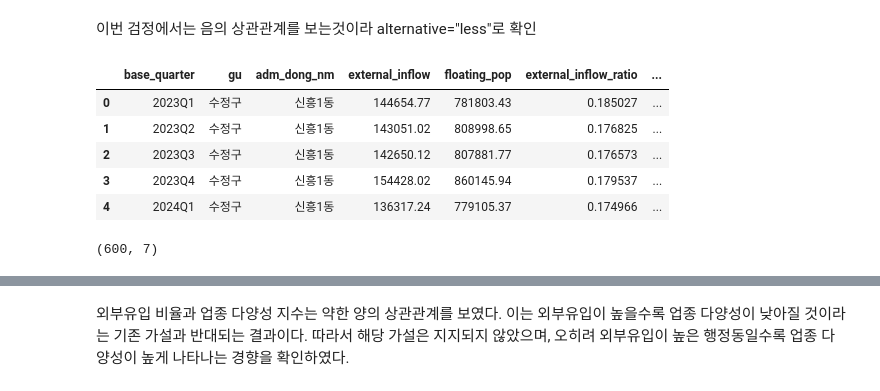
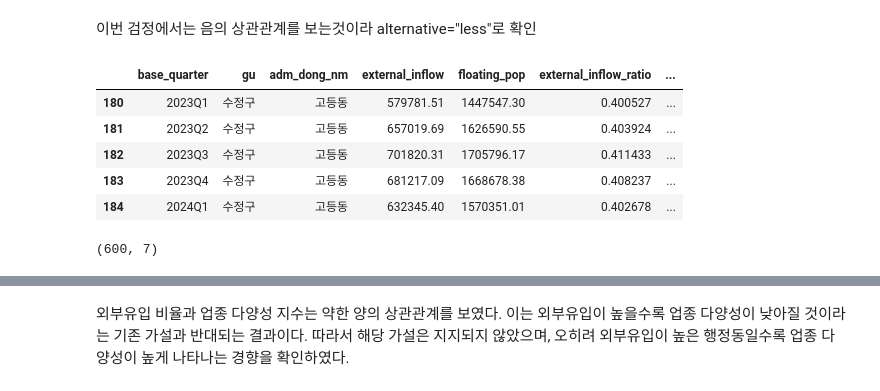
Before and after one commit to bulsajo1/final_project, a Jupyter notebook: Jiryun/통계_검정.ipynb, the cells around one changed output, grey strips where cells are left out. Cells and saved outputs as stored; diff of their text form; code cells hidden in the pictures.

```diff
--- a/Jiryun/통계_검정.ipynb
+++ b/Jiryun/통계_검정.ipynb
@@ -896 +904,16 @@ print([col for col in main.columns if "bus" in col or "floating" in col or "exte
+# %%
+# H7 분석용 테이블
+if "bus_total_usage" not in main.columns:
+    main["bus_total_usage"] = main["bus_board_cnt"] + main["bus_alight_cnt"]
+
+h7_data = main[
+    [
+        "base_quarter",
+        "gu",
+        "adm_dong_nm",
+        "bus_total_usage",
+        "floating_pop",
+        "external_inflow"
+    ]
+].dropna()
 # %%
@@ -1306,33 +1327,35 @@ plt.show()
 # %% [markdown]
 이번 검정에서는 음의 상관관계를 보는것이라 alternative="less"로 확인
 # %%
-h3_3_data["external_inflow_ratio"] = np.where(
-    h3_3_data["floating_pop"] > 0,
-    h3_3_data["external_inflow"] / h3_3_data["floating_pop"],
+h11_base = main.copy()
+
+h11_base["external_inflow_ratio"] = np.where(
+    h11_base["floating_pop"] > 0,
+    h11_base["external_inflow"] / h11_base["floating_pop"],
     np.nan
 )
 # %%
-h11_data = h3_3_data[
+h11_data = h11_base[
     [
         "base_quarter",
         "gu",
         "adm_dong_nm",
         "external_inflow",
         "floating_pop",
         "external_inflow_ratio",
         "industry_diversity_H"
     ]
 ].dropna()
 
 display(h11_data.head())
 display(h11_data.shape)
 # %% [output]
 |  | base_quarter | gu | adm_dong_nm | external_inflow | floating_pop | external_inflow_ratio | ... |
-| 0 | 2023Q1 | 수정구 | 신흥1동 | 144654.77 | 781803.43 | 0.185027 | ... |
-| 1 | 2023Q2 | 수정구 | 신흥1동 | 143051.02 | 808998.65 | 0.176825 | ... |
-| 2 | 2023Q3 | 수정구 | 신흥1동 | 142650.12 | 807881.77 | 0.176573 | ... |
-| 3 | 2023Q4 | 수정구 | 신흥1동 | 154428.02 | 860145.94 | 0.179537 | ... |
-| 4 | 2024Q1 | 수정구 | 신흥1동 | 136317.24 | 779105.37 | 0.174966 | ... |
+| 180 | 2023Q1 | 수정구 | 고등동 | 579781.51 | 1447547.30 | 0.400527 | ... |
+| 181 | 2023Q2 | 수정구 | 고등동 | 657019.69 | 1626590.55 | 0.403924 | ... |
+| 182 | 2023Q3 | 수정구 | 고등동 | 701820.31 | 1705796.17 | 0.411433 | ... |
+| 183 | 2023Q4 | 수정구 | 고등동 | 681217.09 | 1668678.38 | 0.408237 | ... |
+| 184 | 2024Q1 | 수정구 | 고등동 | 632345.40 | 1570351.01 | 0.402678 | ... |
 (600, 7)
 # %%
 h11_result = corr_test(
```
Also changed, not shown: parts of 55 cells of this notebook, 1 other file.
